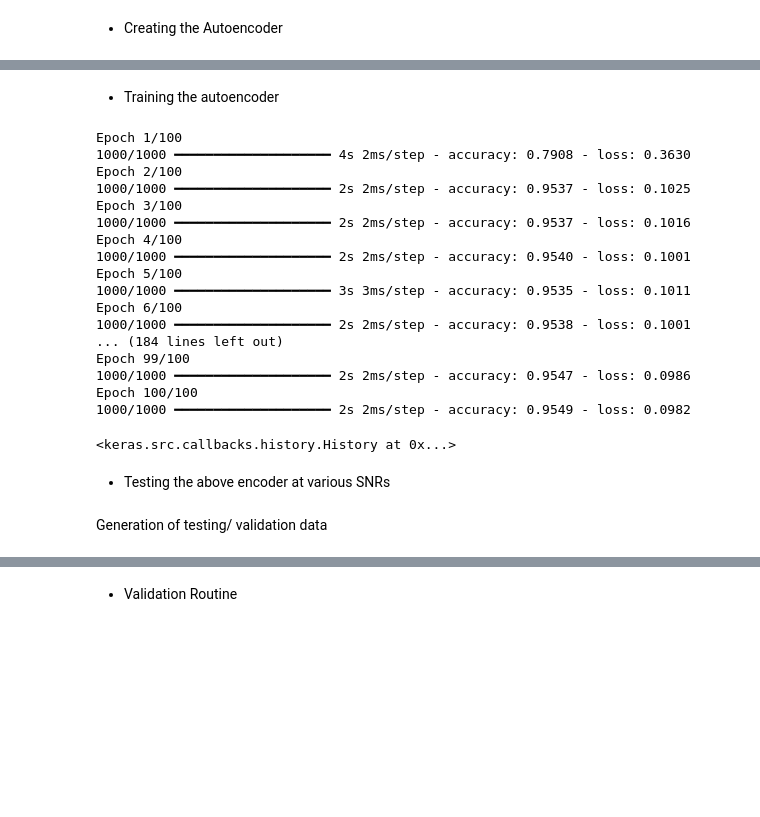
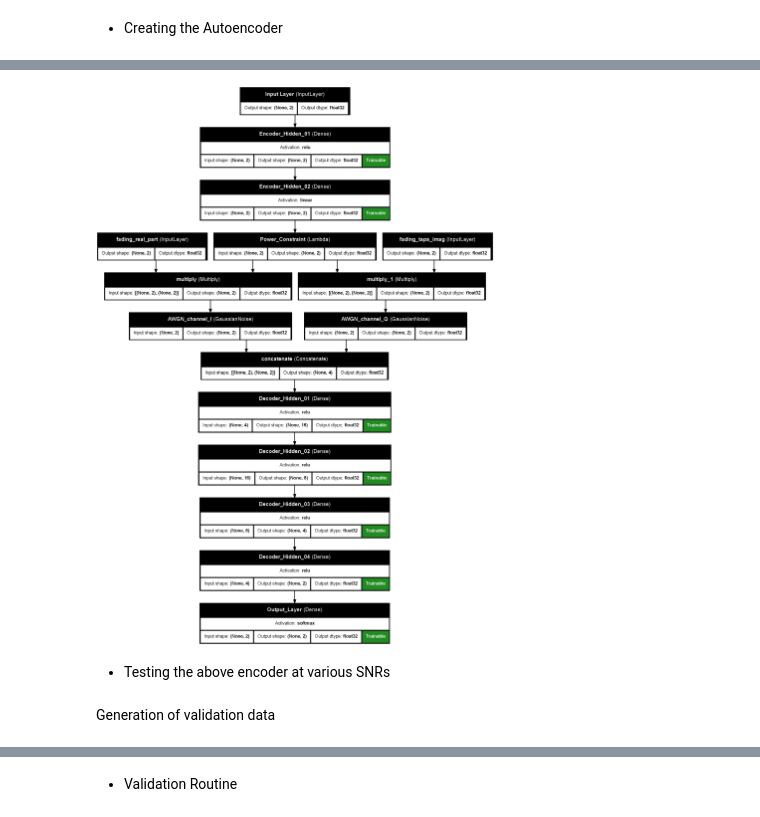
Before and after one commit to RishP11/RnD_CodeBase, a Jupyter notebook: Source_Codes_simulations/deepSISOnoCSI.ipynb, the cells around one changed output, grey strips where cells are left out. Cells and saved outputs as stored; diff of their text form; code cells hidden in the pictures; blank space fills up the shorter version.

```diff
--- a/Source_Codes_simulations/deepSISOnoCSI.ipynb
+++ b/Source_Codes_simulations/deepSISOnoCSI.ipynb
@@ -38,18 +29,18 @@ R = k / n                   # Information/ Communication rate
 # %% [markdown]
 - Generation of training data
 # %%
-training_set_size = 10 ** 6 # Equivalent to k million bits
-
+training_set_size = 10 ** 6
+SNR_TRAIN = float(input('Enter training SNR'))
 # Random indices
 sample_indices = np.random.randint(0, M, training_set_size)
 
-# Random 1-hot vectors
+# Corresponding 1-hot vectors
 x_train = np.zeros((training_set_size, M))
 x_train[np.arange(training_set_size), sample_indices] = 1  # One-hot encoding
 print(f'One Hot encoded vectors :{x_train}')
 print(f'Input Shape :{np.shape(x_train)}')
 # Since we are reproducing the input at the output :
-y_train = x_train # Setting the labels as the inputs
+y_train = x_train
 
 # Generate random fading tap samples for training
 fading_mean = 0
@@ -68,26 +59,25 @@ Input Shape :(1000000, 2)
 # %% [markdown]
 - Creating the Autoencoder
 # %%
-# Description of the encoder(transmitter) part :
+# Encoder(transmitter) part
 enc_input_layer = tf.keras.Input(shape=(M,), name="Input Layer")
 enc_layer_01 = tf.keras.layers.Dense(M, activation='relu', name="Encoder_Hidden_01")(enc_input_layer)
 enc_layer_02 = tf.keras.layers.Dense(n, activation='linear', name="Encoder_Hidden_02")(enc_layer_01)
-enc_layer_normalized = tf.keras.layers.Lambda((lambda x: np.sqrt(n / 2) * tf.keras.backend.l2_normalize(x, axis=-1)), name='Power_Constraint')(enc_layer_02)
+enc_layer_normalized = tf.keras.layers.Lambda((lambda x: np.sqrt(n) * tf.keras.backend.l2_normalize(x, axis=-1)), name='Power_Constraint')(enc_layer_02)
 
-# Describing the AWGN Channel with Rayleigh fading :
 fading_layer_real = tf.keras.Input(shape=(n, ), name='fading_real_part')
 fading_layer_imag = tf.keras.Input(shape=(n,), name='fading_taps_imag')
-# y = fx + w  model(flat + fast fading):
+# Rayleigh Fading
 rx_signal_real = tf.keras.layers.Multiply()([enc_layer_normalized, fading_layer_real])
 rx_signal_imag = tf.keras.layers.Multiply()([enc_layer_normalized, fading_layer_imag])
 
-# Adding the Gaussian noise :
-SNR_dB = 10
-SNR_lin = 10 ** (SNR_dB / 10)
-rx_noisy_signal_real = tf.keras.layers.GaussianNoise(stddev=np.sqrt(1 / (4 * SNR_lin)), name='AWGN_channel_I')(rx_signal_real)
-rx_noisy_signal_imag = tf.keras.layers.GaussianNoise(stddev=np.sqrt(1 / (4 * SNR_lin)), name='AWGN_channel_Q')(rx_signal_imag)
+# Gaussian noise
+# SNR_TRAIN = 10
+SNR_lin = 10 ** (SNR_TRAIN / 10)
+rx_noisy_signal_real = tf.keras.layers.GaussianNoise(stddev=np.sqrt(1 / (2 * SNR_lin)), name='AWGN_channel_I')(rx_signal_real)
+rx_noisy_signal_imag = tf.keras.layers.GaussianNoise(stddev=np.sqrt(1 / (2 * SNR_lin)), name='AWGN_channel_Q')(rx_signal_imag)
 
-# Description of the decoder part :
+# Decoder(Receiver)
 # Concatenating the real and imag noisy signal at the decoder part :
 rx_signal = tf.keras.layers.Concatenate()([rx_noisy_signal_real, rx_noisy_signal_imag])
 dec_layer_01 = tf.keras.layers.Dense(8*M, activation='relu', name='Decoder_Hidden_01')(rx_signal)
@@ -129,43 +120,26 @@ Model: "functional_43"
 # %%
+# To view the block diagram of the autoencoder
 tf.keras.utils.plot_model(
     autoencoder,
-    to_file='images/deepSISOnoCSI.png',
+    to_file='images/deepSISOnoCSI_noCoding.png',
     show_shapes=True,
     show_dtype=True,
     show_layer_names=True,
     rankdir='TB',
     expand_nested=True,
     dpi=200,
     show_layer_activations=True,
     show_trainable=True,
 )
+# %% [output]
+[figure, added]
-# %% [markdown]
-- Training the autoencoder
 # %%
+# Fitting the model by using the training set :
 autoencoder.fit([x_train, fading_taps_I, fading_taps_Q], y_train, batch_size=1000, epochs=100)
-# %% [output]
-Epoch 1/100
-1000/1000 ━━━━━━━━━━━━━━━━━━━━ 4s 2ms/step - accuracy: 0.7908 - loss: 0.3630
-Epoch 2/100
-1000/1000 ━━━━━━━━━━━━━━━━━━━━ 2s 2ms/step - accuracy: 0.9537 - loss: 0.1025
-Epoch 3/100
-1000/1000 ━━━━━━━━━━━━━━━━━━━━ 2s 2ms/step - accuracy: 0.9537 - loss: 0.1016
-Epoch 4/100
-1000/1000 ━━━━━━━━━━━━━━━━━━━━ 2s 2ms/step - accuracy: 0.9540 - loss: 0.1001
-Epoch 5/100
-1000/1000 ━━━━━━━━━━━━━━━━━━━━ 3s 3ms/step - accuracy: 0.9535 - loss: 0.1011
-Epoch 6/100
-1000/1000 ━━━━━━━━━━━━━━━━━━━━ 2s 2ms/step - accuracy: 0.9538 - loss: 0.1001
-... (184 lines left out)
-Epoch 99/100
-1000/1000 ━━━━━━━━━━━━━━━━━━━━ 2s 2ms/step - accuracy: 0.9547 - loss: 0.0986
-Epoch 100/100
-1000/1000 ━━━━━━━━━━━━━━━━━━━━ 2s 2ms/step - accuracy: 0.9549 - loss: 0.0982
-<keras.src.callbacks.history.History at 0x...>
 # %% [markdown]
 - Testing the above encoder at various SNRs
 # %% [markdown]
-Generation of testing/ validation data
+Generation of validation data
 # %%
 testing_set_size = 10 ** 6
 y_test = np.random.randint(0, M, testing_set_size)
```
Also changed, not shown: parts of 26 cells of this notebook, 37 other files.
